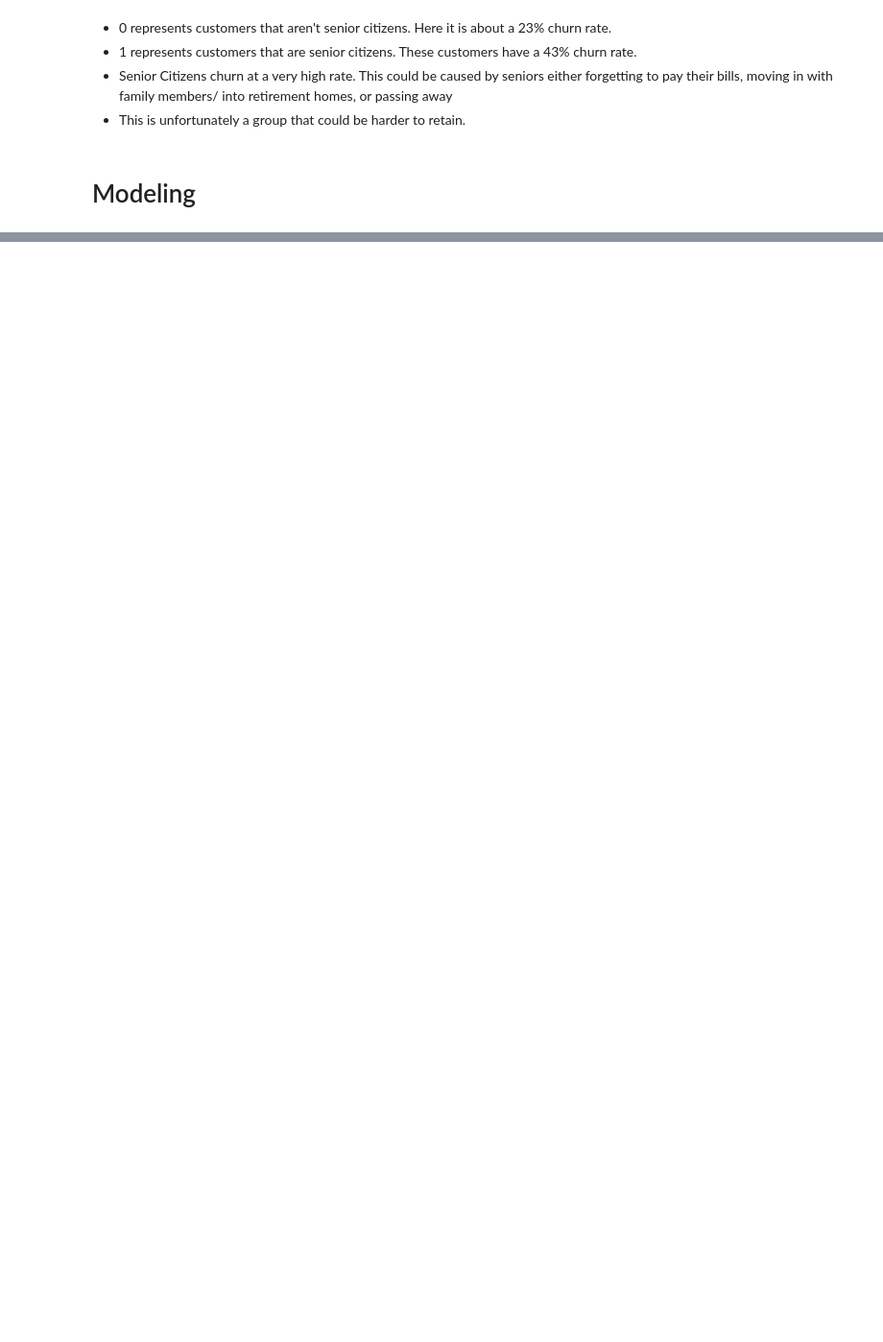
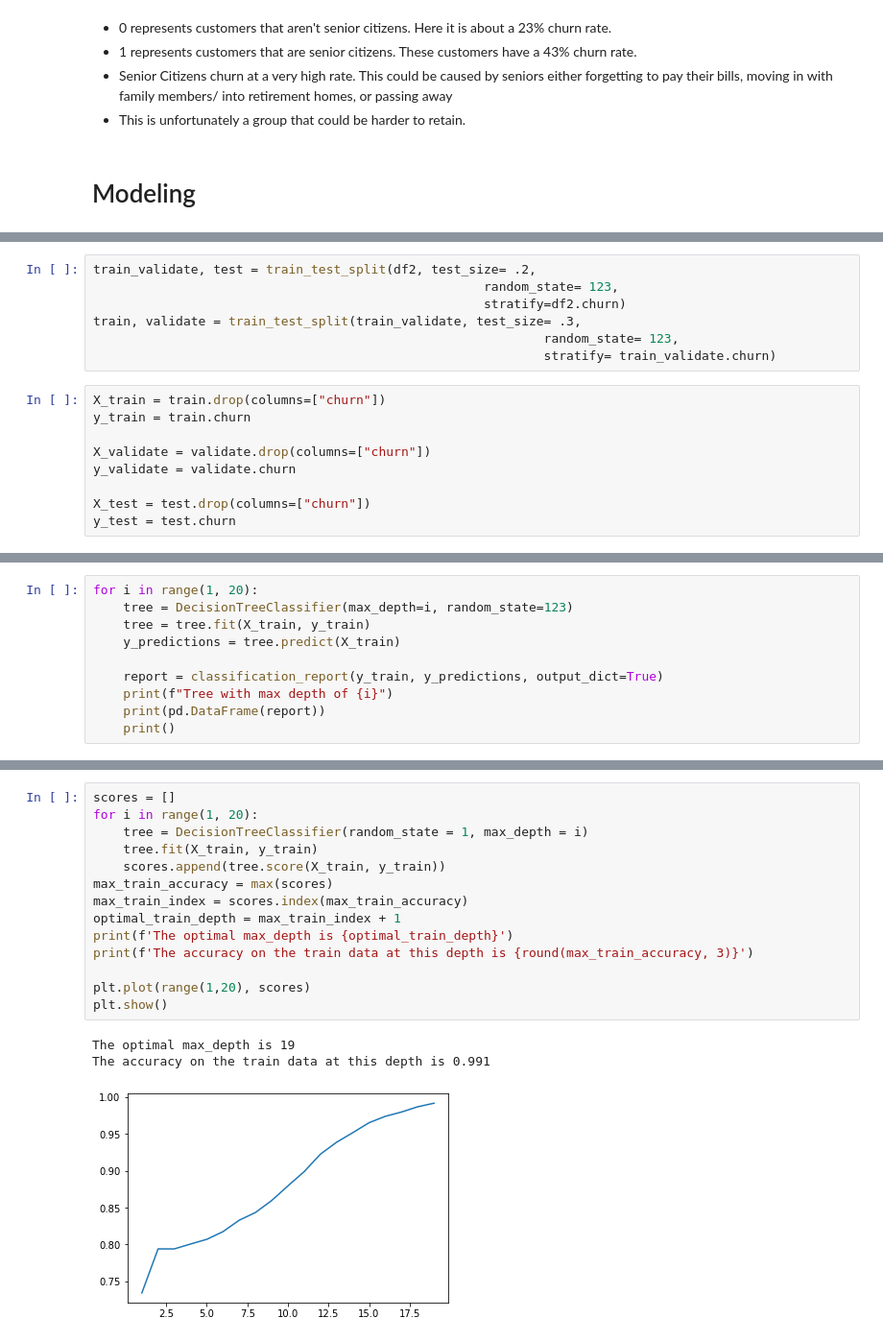
Before and after one commit to codyclonts/Telco_classification_project, a Jupyter notebook: telco_project.ipynb, the cells around one changed output, grey strips where cells are left out. Shown at 96% size. Saved outputs shown, nothing was run; the diff lists cells and outputs as text; blank space fills up the shorter version.

```diff
--- a/telco_project.ipynb
+++ b/telco_project.ipynb
@@ -329,0 +341,16 @@ TypeError: 'tuple' object is not callable
+# %%
+train_validate, test = train_test_split(df2, test_size= .2,
+                                                    random_state= 123,
+                                                    stratify=df2.churn)
+train, validate = train_test_split(train_validate, test_size= .3,
+                                                            random_state= 123,
+                                                            stratify= train_validate.churn)
+# %%
+X_train = train.drop(columns=["churn"])
+y_train = train.churn
+
+X_validate = validate.drop(columns=["churn"])
+y_validate = validate.churn
+
+X_test = test.drop(columns=["churn"])
+y_test = test.churn
@@ -329,0 +364,10 @@ TypeError: 'tuple' object is not callable
+# %%
+for i in range(1, 20):
+    tree = DecisionTreeClassifier(max_depth=i, random_state=123)
+    tree = tree.fit(X_train, y_train)
+    y_predictions = tree.predict(X_train)
+
+    report = classification_report(y_train, y_predictions, output_dict=True)
+    print(f"Tree with max depth of {i}")
+    print(pd.DataFrame(report))
+    print()
@@ -329,0 +392,18 @@ TypeError: 'tuple' object is not callable
+# %%
+scores = []
+for i in range(1, 20):
+    tree = DecisionTreeClassifier(random_state = 1, max_depth = i)
+    tree.fit(X_train, y_train)
+    scores.append(tree.score(X_train, y_train))
+max_train_accuracy = max(scores)
+max_train_index = scores.index(max_train_accuracy)
+optimal_train_depth = max_train_index + 1
+print(f'The optimal max_depth is {optimal_train_depth}')
+print(f'The accuracy on the train data at this depth is {round(max_train_accuracy, 3)}')
+
+plt.plot(range(1,20), scores)
+plt.show()
+# %% [output]
+The optimal max_depth is 19
+The accuracy on the train data at this depth is 0.991
+[figure, added]
```
Also changed, not shown: parts of 34 cells of this notebook.
